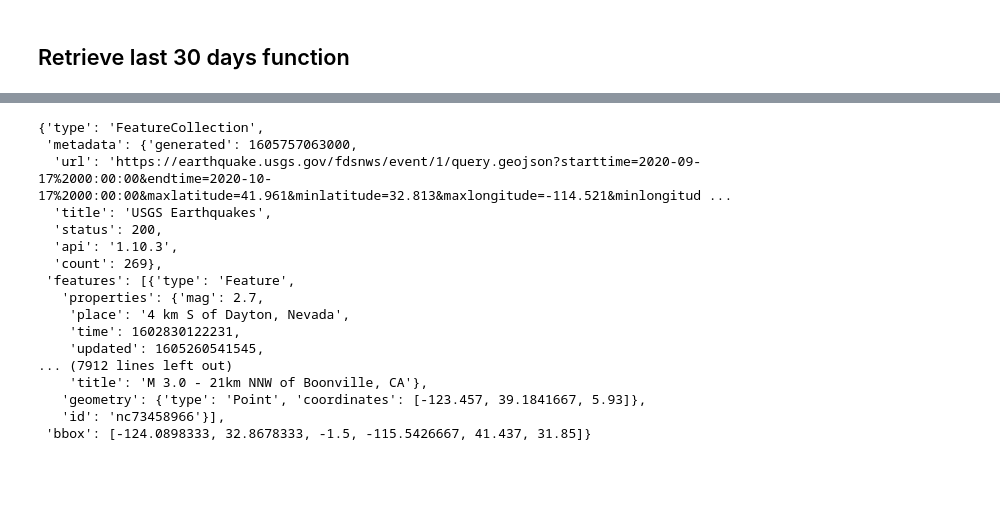
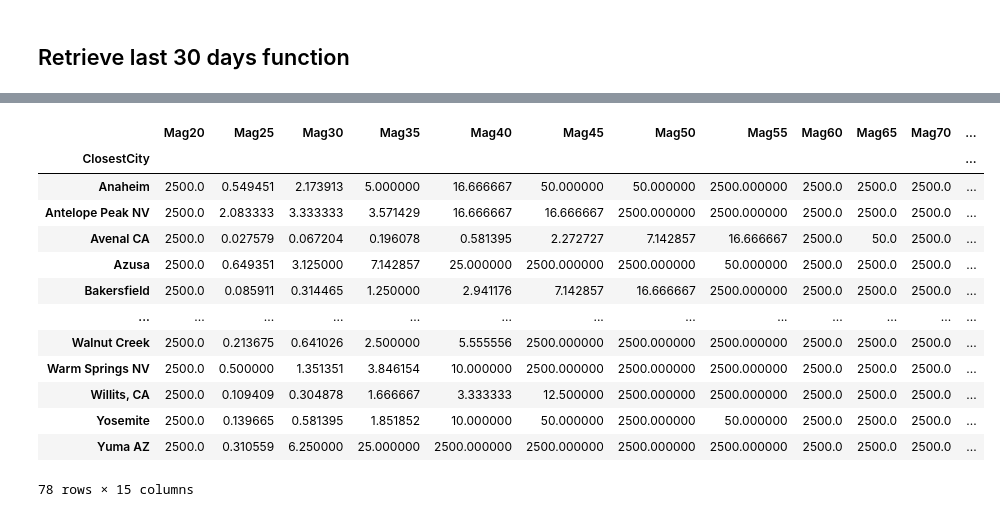
Before and after one commit to spakyari/quake-API, a Jupyter notebook: Proto.ipynb, the cells around one changed output, grey strips where cells are left out. Saved outputs shown, nothing was run; the diff lists cells and outputs as text; code cells hidden in the pictures; blank space fills up the shorter version.

```diff
--- a/Proto.ipynb
+++ b/Proto.ipynb
@@ -84,20 +69,0 @@ def predict(AtDate):
-# %%
-predict('2020-10-19 00:00:00')
-# %% [output]
-{'type': 'FeatureCollection',
- 'metadata': {'generated': 1605757063000,
-  'url': 'https://earthquake.usgs.gov/fdsnws/event/1/query.geojson?starttime=2020-09-17%2000:00:00&endtime=2020-10-17%2000:00:00&maxlatitude=41.961&minlatitude=32.813&maxlongitude=-114.521&minlongitud ...
-  'title': 'USGS Earthquakes',
-  'status': 200,
-  'api': '1.10.3',
-  'count': 269},
- 'features': [{'type': 'Feature',
-   'properties': {'mag': 2.7,
-    'place': '4 km S of Dayton, Nevada',
-    'time': 1602830122231,
-    'updated': 1605260541545,
-... (7912 lines left out)
-    'title': 'M 3.0 - 21km NNW of Boonville, CA'},
-   'geometry': {'type': 'Point', 'coordinates': [-123.457, 39.1841667, 5.93]},
-   'id': 'nc73458966'}],
- 'bbox': [-124.0898333, 32.8678333, -1.5, -115.5426667, 41.437, 31.85]}
@@ -103,0 +129,19 @@ predict('2020-10-19 00:00:00')
+# %%
+POR_df = pd.read_csv('POR.csv')
+POR_df.set_index('ClosestCity',inplace = True)
+POR_df
+# %% [output]
+|  | Mag20 | Mag25 | Mag30 | Mag35 | Mag40 | Mag45 | Mag50 | Mag55 | Mag60 | Mag65 | Mag70 | ... |
+| ClosestCity |  |  |  |  |  |  |  |  |  |  |  | ... |
+| Anaheim | 2500.0 | 0.549451 | 2.173913 | 5.000000 | 16.666667 | 50.000000 | 50.000000 | 2500.000000 | 2500.0 | 2500.0 | 2500.0 | ... |
+| Antelope Peak NV | 2500.0 | 2.083333 | 3.333333 | 3.571429 | 16.666667 | 16.666667 | 2500.000000 | 2500.000000 | 2500.0 | 2500.0 | 2500.0 | ... |
+| Avenal CA | 2500.0 | 0.027579 | 0.067204 | 0.196078 | 0.581395 | 2.272727 | 7.142857 | 16.666667 | 2500.0 | 50.0 | 2500.0 | ... |
+| Azusa | 2500.0 | 0.649351 | 3.125000 | 7.142857 | 25.000000 | 2500.000000 | 2500.000000 | 50.000000 | 2500.0 | 2500.0 | 2500.0 | ... |
+| Bakersfield | 2500.0 | 0.085911 | 0.314465 | 1.250000 | 2.941176 | 7.142857 | 16.666667 | 2500.000000 | 2500.0 | 2500.0 | 2500.0 | ... |
+| ... | ... | ... | ... | ... | ... | ... | ... | ... | ... | ... | ... | ... |
+| Walnut Creek | 2500.0 | 0.213675 | 0.641026 | 2.500000 | 5.555556 | 2500.000000 | 2500.000000 | 2500.000000 | 2500.0 | 2500.0 | 2500.0 | ... |
+| Warm Springs NV | 2500.0 | 0.500000 | 1.351351 | 3.846154 | 10.000000 | 2500.000000 | 2500.000000 | 2500.000000 | 2500.0 | 2500.0 | 2500.0 | ... |
+| Willits, CA | 2500.0 | 0.109409 | 0.304878 | 1.666667 | 3.333333 | 12.500000 | 2500.000000 | 2500.000000 | 2500.0 | 2500.0 | 2500.0 | ... |
+| Yosemite | 2500.0 | 0.139665 | 0.581395 | 1.851852 | 10.000000 | 50.000000 | 2500.000000 | 50.000000 | 2500.0 | 2500.0 | 2500.0 | ... |
+| Yuma AZ | 2500.0 | 0.310559 | 6.250000 | 25.000000 | 2500.000000 | 2500.000000 | 2500.000000 | 2500.000000 | 2500.0 | 2500.0 | 2500.0 | ... |
+78 rows × 15 columns
```
Also changed, not shown: parts of 15 cells of this notebook, 4 other files.
